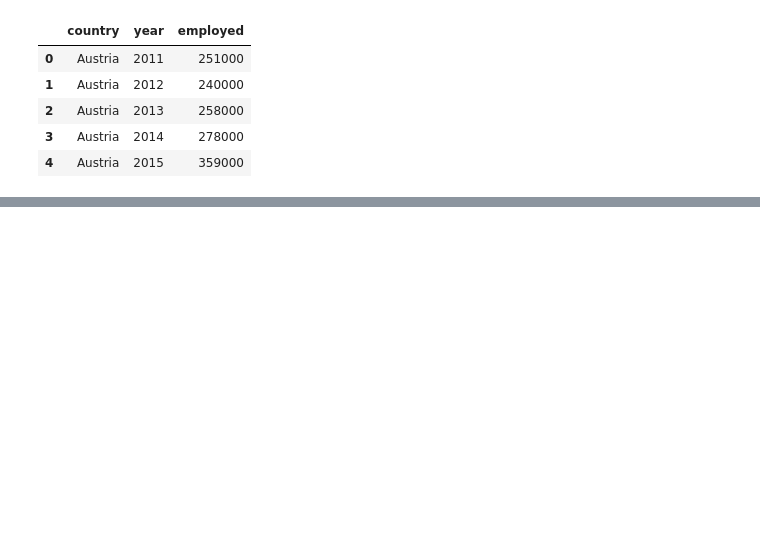
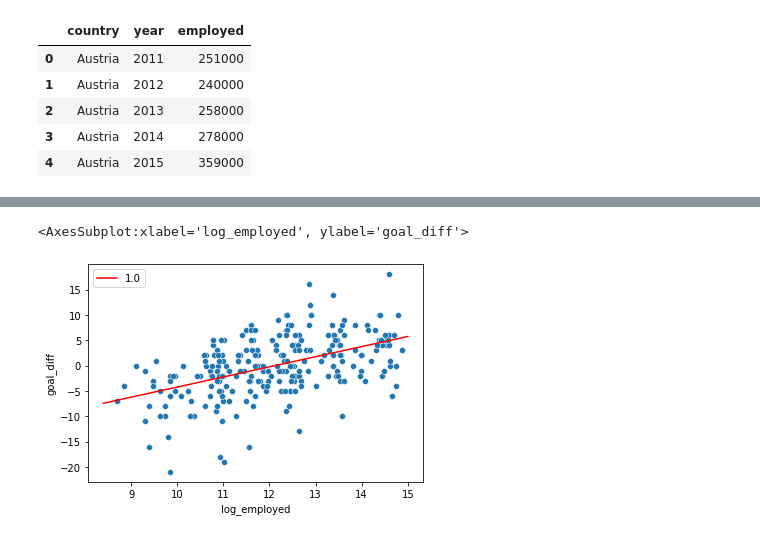
Before and after one commit to silva-nick/cs216-final, a Jupyter notebook: jobs/sports-jobs.ipynb, the cells around one changed output, grey strips where cells are left out. Drawn from its saved outputs; the diff is of its cells as text; code cells hidden in the pictures; blank space fills up the shorter version.

```diff
--- a/jobs/sports-jobs.ipynb
+++ b/jobs/sports-jobs.ipynb
@@ -69,0 +73,13 @@ sj_fb.head()
+# %%
+x = sj_fb["log_employed"].to_numpy().reshape((-1, 1))
+y = sj_fb["goal_diff"]
+l_reg = LinearRegression().fit(x, y)
+sns.scatterplot(data=sj_fb, x="log_employed", y="goal_diff")
+
+a,b = l_reg.coef_,l_reg.intercept_
+x_line = np.linspace(8.4, 15, 100)
+y_line = x_line * a + b
+sns.lineplot(x=x_line, y=y_line, palette=['r'], hue=np.ones(100))
+# %% [output]
+<AxesSubplot:xlabel='log_employed', ylabel='goal_diff'>
+[figure, added]
```
Also changed, not shown: parts of 3 cells of this notebook, 3 other files.
